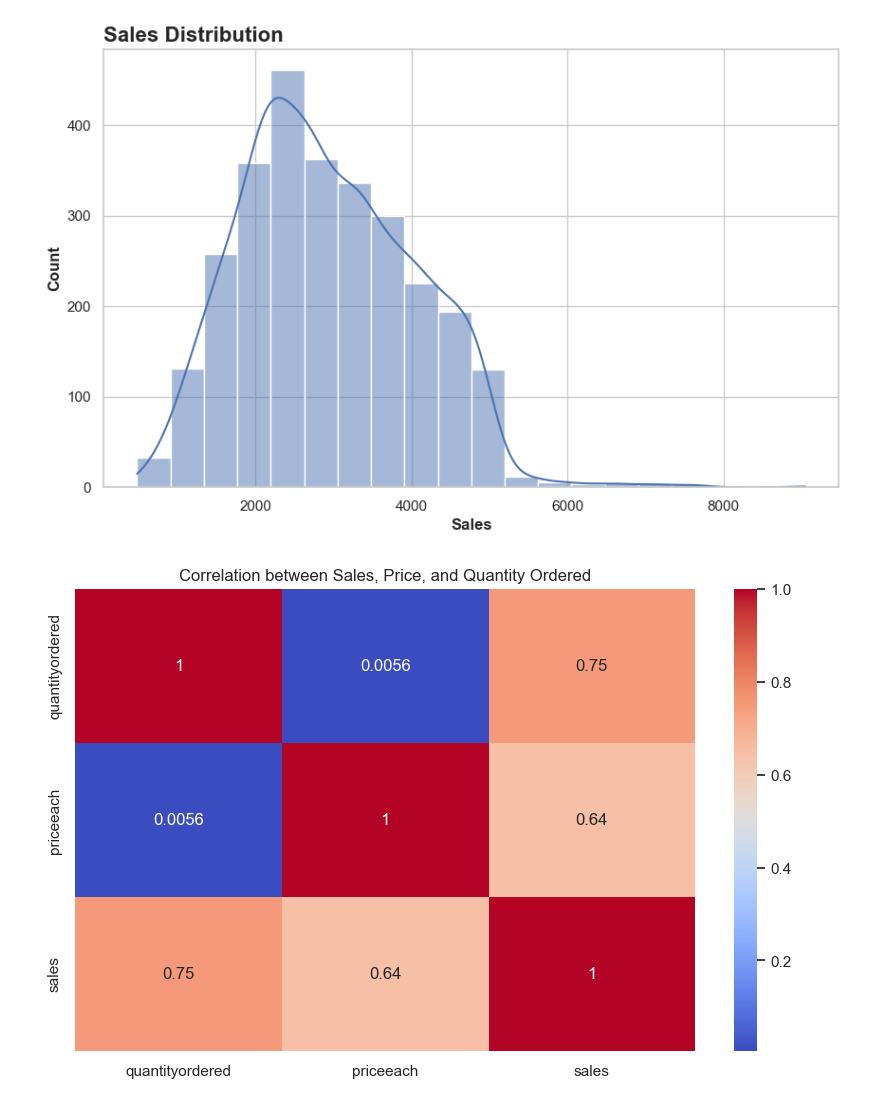
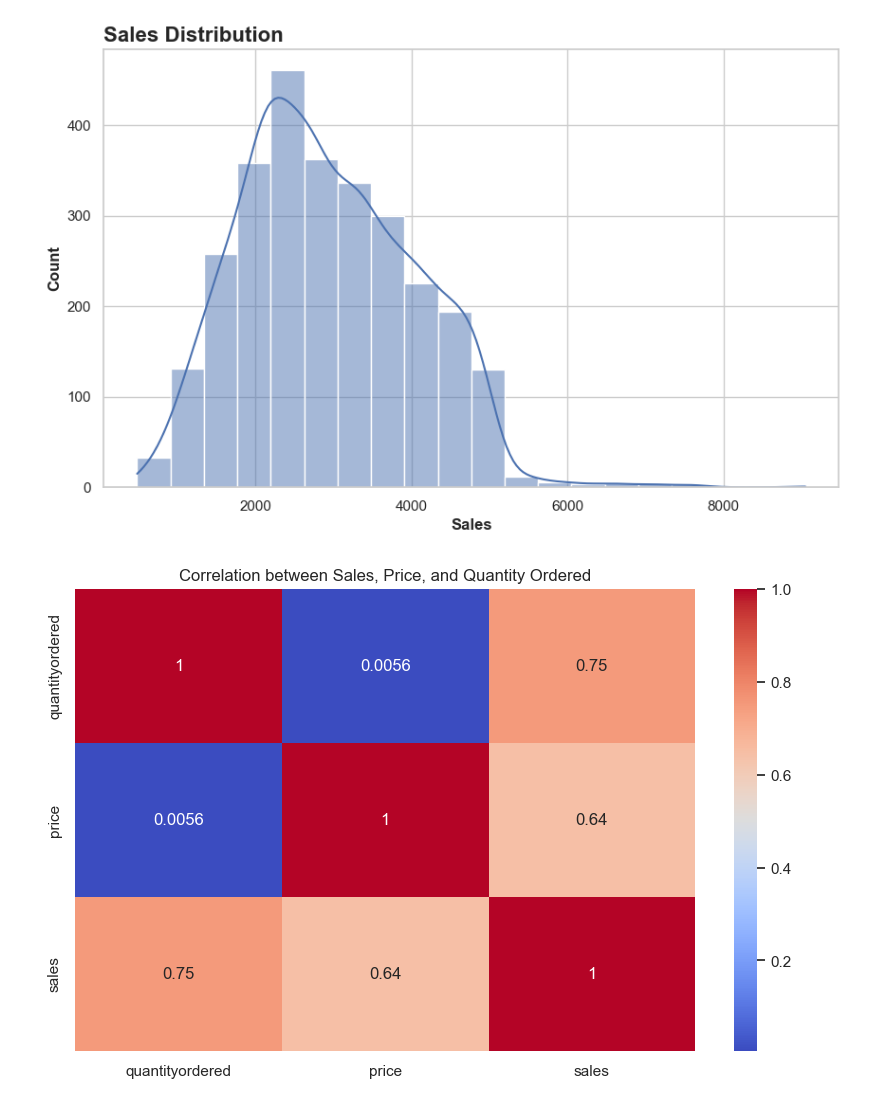
Before and after one commit to SomiaAbdelhakim/Customer-Segmentation, a Jupyter notebook: CustomerSegmentation.ipynb, the cells around one changed output. Drawn from its saved outputs; the diff is of its cells as text; code cells hidden in the pictures.

Commit message:
Customer Segementation without Classification

```diff
--- a/CustomerSegmentation.ipynb
+++ b/CustomerSegmentation.ipynb
@@ -152,3 +149,9 @@ customersegm_clean.sales.head()
 3    3746.70
 4    4900.00
 Name: sales, dtype: float64
+# %%
+customersegm_clean['quarter'] = "Q" + customersegm_clean['qtr_id'].astype(str)
+
+
+# Drop unnecessary columns
+customersegm_clean.drop(columns=['month_id', 'year_id', 'qtr_id'], inplace=True)
@@ -257,6 +280,8 @@ customersegm_clean.orderdate.head()
 3   2003-08-25
 4   2003-10-10
 Name: orderdate, dtype: datetime64[ns]
+# %%
+customersegm_clean['year'] = customersegm_clean['orderdate'].dt.year
 # %%
 customersegm_clean.productcode
 # %% [output]
@@ -410,17 +435 @@ customersegm_clean.postalcode.sample(5)
 Name: postalcode, dtype: string
-# %%
-state_abbrev = {'Victoria': 'Vic',
-                'Tokyo': 'TYO',
-                'Isle of Wight': 'LOW',
-                'Quebec': 'Qc',
-                'Osaka': 'OSA',
-                'Queensland':'Qld'}
-def abbreviate_state(customersegm):
-    if customersegm['state'] in state_abbrev.keys():
-        abbrev = state_abbrev[customersegm['state']]
-        return abbrev
-    else:
-        return customersegm['state']
-customersegm_clean['state'] = customersegm_clean.apply(abbreviate_state, axis=1)
-# %%
-customersegm_clean.state = customersegm_clean.state.astype('category')
@@ -554,8 +541,8 @@ plt.show()
 # %%
 # Correlation heatmap
 plt.figure(figsize=(10, 6))
-sns.heatmap(customersegm_clean[['quantityordered', 'priceeach', 'sales']].corr(), annot=True, cmap='coolwarm')
+sns.heatmap(customersegm_clean[['quantityordered', 'price', 'sales']].corr(), annot=True, cmap='coolwarm')
 plt.title('Correlation between Sales, Price, and Quantity Ordered')
 plt.show()
 # %% [output]
-[figure, old version]
+[figure, new version]
```
Also changed, not shown: parts of 19 cells of this notebook.
